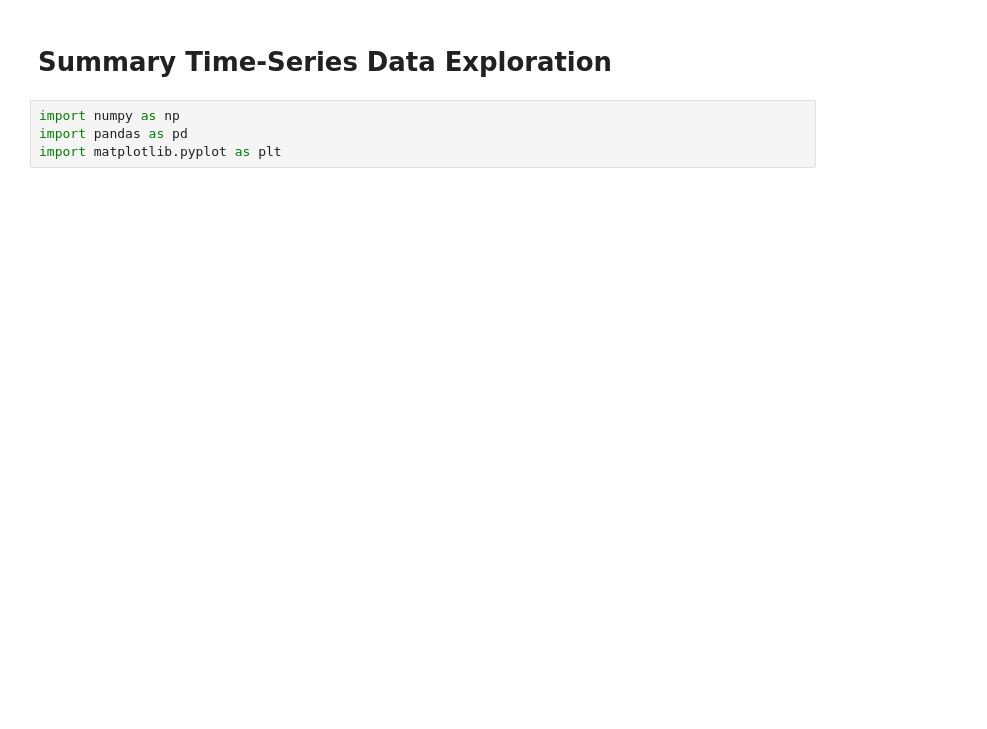
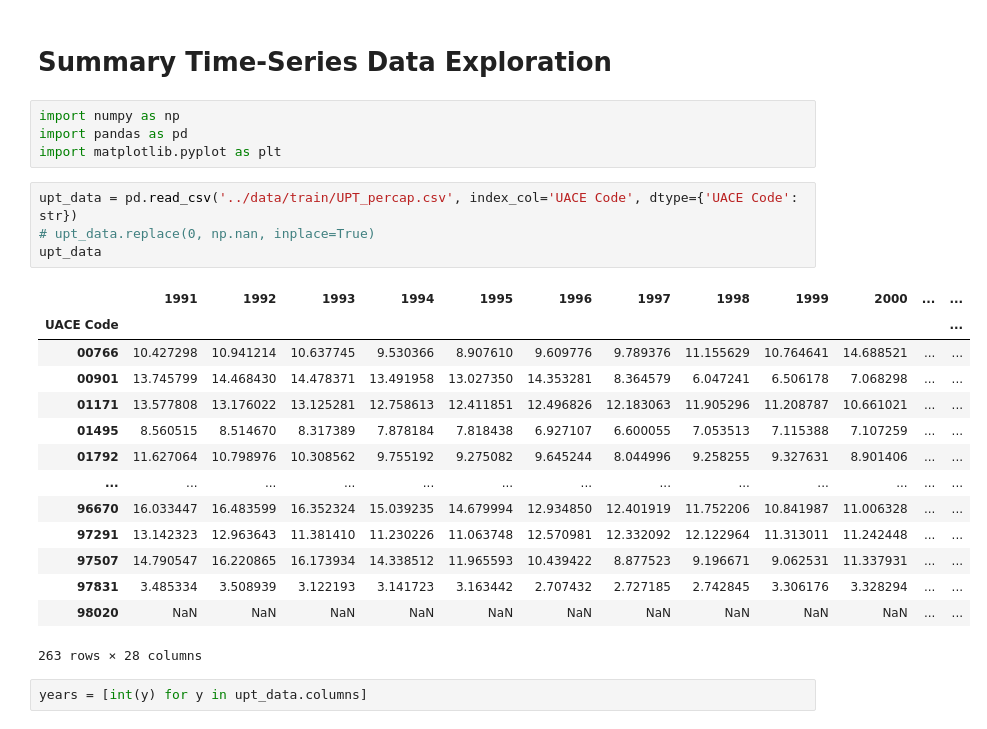
Before and after one commit to lodubay/transit-ridership, a Jupyter notebook: notebooks/time_series.ipynb, the cells around one changed output. Cells and saved outputs as stored; diff of their text form; blank space fills up the shorter version.

```diff
--- a/notebooks/time_series.ipynb
+++ b/notebooks/time_series.ipynb
@@ -4,3 +4,24 @@
 import numpy as np
 import pandas as pd
 import matplotlib.pyplot as plt
+# %%
+upt_data = pd.read_csv('../data/train/UPT_percap.csv', index_col='UACE Code', dtype={'UACE Code': str})
+# upt_data.replace(0, np.nan, inplace=True)
+upt_data
+# %% [output]
+|  | 1991 | 1992 | 1993 | 1994 | 1995 | 1996 | 1997 | 1998 | 1999 | 2000 | ... | ... |
+| UACE Code |  |  |  |  |  |  |  |  |  |  |  | ... |
+| 00766 | 10.427298 | 10.941214 | 10.637745 | 9.530366 | 8.907610 | 9.609776 | 9.789376 | 11.155629 | 10.764641 | 14.688521 | ... | ... |
+| 00901 | 13.745799 | 14.468430 | 14.478371 | 13.491958 | 13.027350 | 14.353281 | 8.364579 | 6.047241 | 6.506178 | 7.068298 | ... | ... |
+| 01171 | 13.577808 | 13.176022 | 13.125281 | 12.758613 | 12.411851 | 12.496826 | 12.183063 | 11.905296 | 11.208787 | 10.661021 | ... | ... |
+| 01495 | 8.560515 | 8.514670 | 8.317389 | 7.878184 | 7.818438 | 6.927107 | 6.600055 | 7.053513 | 7.115388 | 7.107259 | ... | ... |
+| 01792 | 11.627064 | 10.798976 | 10.308562 | 9.755192 | 9.275082 | 9.645244 | 8.044996 | 9.258255 | 9.327631 | 8.901406 | ... | ... |
+| ... | ... | ... | ... | ... | ... | ... | ... | ... | ... | ... | ... | ... |
+| 96670 | 16.033447 | 16.483599 | 16.352324 | 15.039235 | 14.679994 | 12.934850 | 12.401919 | 11.752206 | 10.841987 | 11.006328 | ... | ... |
+| 97291 | 13.142323 | 12.963643 | 11.381410 | 11.230226 | 11.063748 | 12.570981 | 12.332092 | 12.122964 | 11.313011 | 11.242448 | ... | ... |
+| 97507 | 14.790547 | 16.220865 | 16.173934 | 14.338512 | 11.965593 | 10.439422 | 8.877523 | 9.196671 | 9.062531 | 11.337931 | ... | ... |
+| 97831 | 3.485334 | 3.508939 | 3.122193 | 3.141723 | 3.163442 | 2.707432 | 2.727185 | 2.742845 | 3.306176 | 3.328294 | ... | ... |
+| 98020 | NaN | NaN | NaN | NaN | NaN | NaN | NaN | NaN | NaN | NaN | ... | ... |
+263 rows × 28 columns
+# %%
+years = [int(y) for y in upt_data.columns]
```
Also changed, not shown: parts of 9 cells of this notebook, 35 other files.
